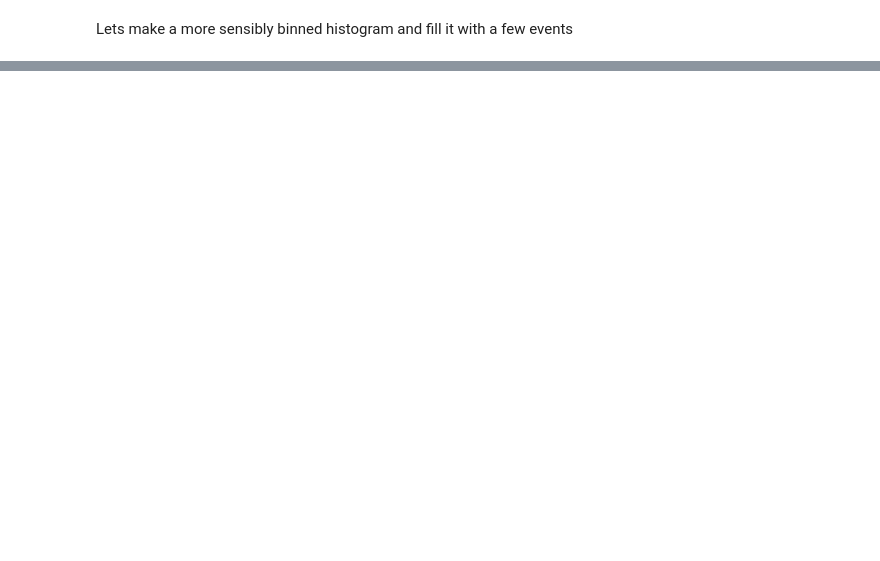
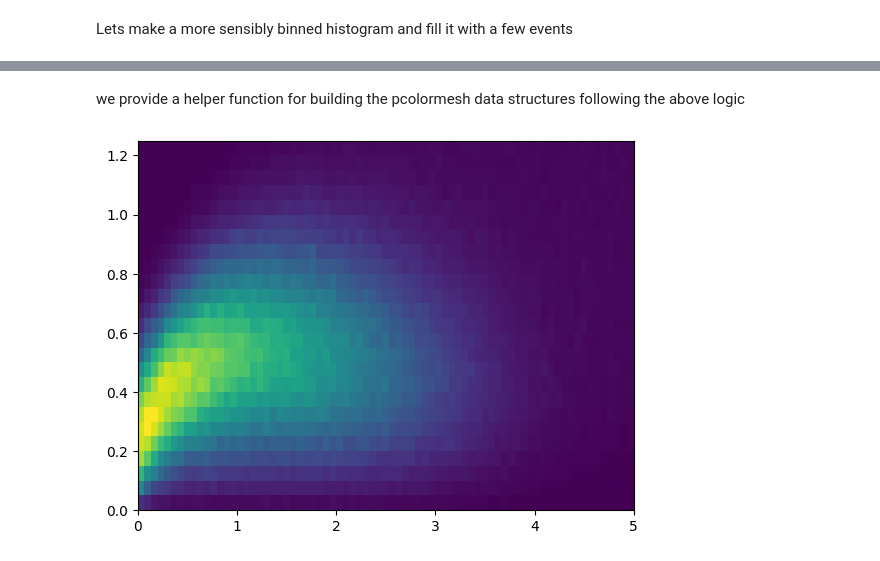
Before and after one commit to NUISANCEMC/nuisance3, a Jupyter notebook: notebooks/histframes.ipynb, the cells around one changed output, grey strips where cells are left out. Saved outputs shown, nothing was run; the diff lists cells and outputs as text; code cells hidden in the pictures; blank space fills up the shorter version.

```diff
--- a/notebooks/histframes.ipynb
+++ b/notebooks/histframes.ipynb
@@ -70,0 +169,8 @@ plt.show()
+# %% [markdown]
+we provide a helper function for building the pcolormesh data structures following the above logic
+# %%
+pcmdata = pn.matplotlib.to_pcolormesh_data(hf_ptpz)
+plt.pcolormesh(pcmdata["X"], pcmdata["Y"], pcmdata["C"])
+plt.show()
+# %% [output]
+[figure, added]
```
Also changed, not shown: parts of 23 cells of this notebook, 24 other files.
